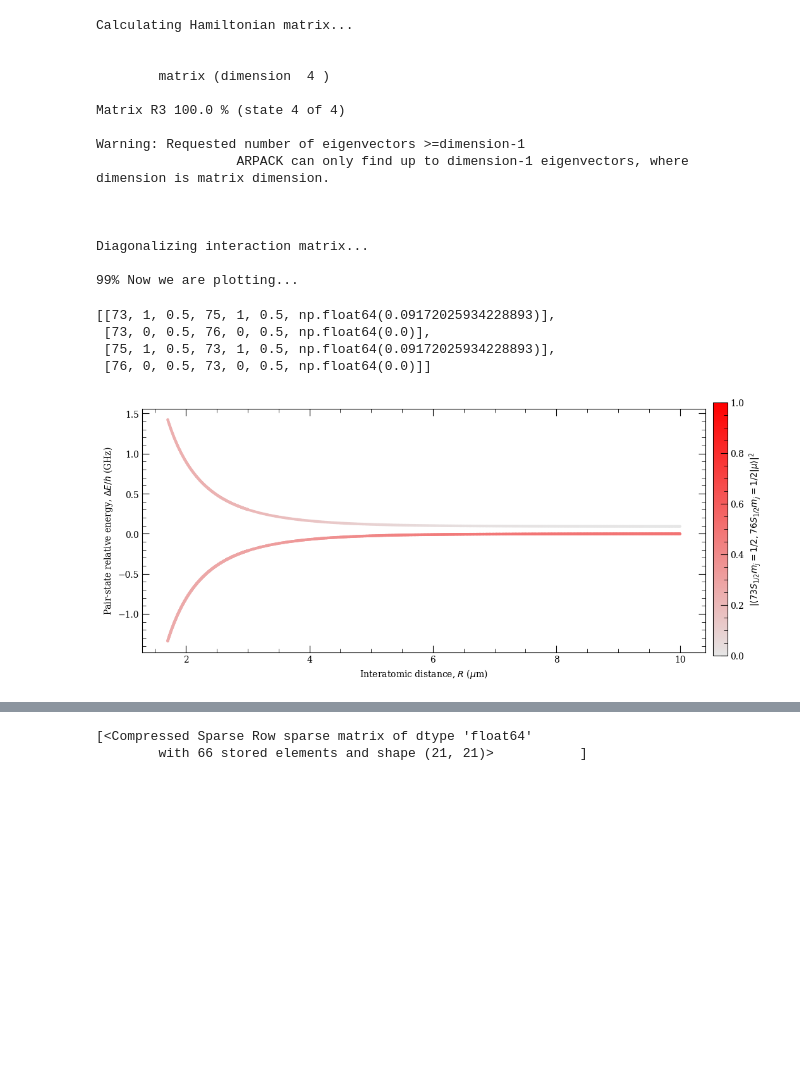
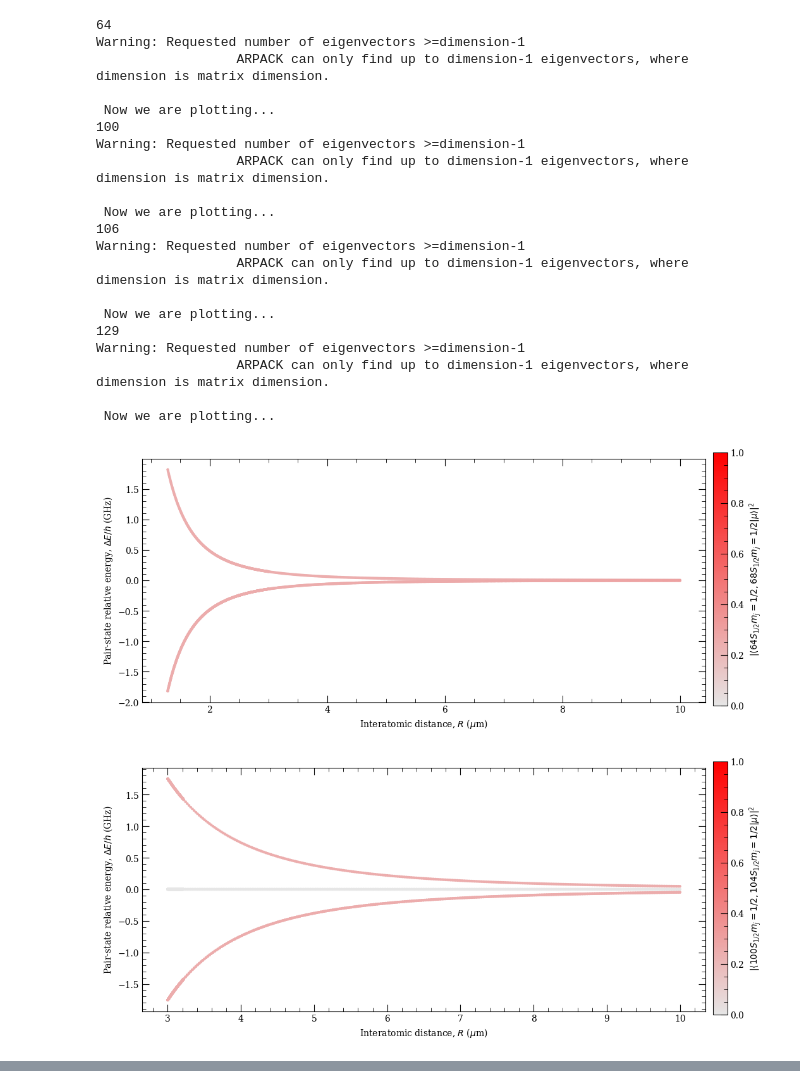
Before and after one commit to TidG7/L4-code-directory, a Jupyter notebook: Defect graphs/CsCs defect - n plots.ipynb, the cells around one changed output, grey strips where cells are left out. Cells and saved outputs as stored; diff of their text form; code cells hidden in the pictures; blank space fills up the shorter version.

```diff
--- a/Defect graphs/CsCs defect - n plots.ipynb
+++ b/Defect graphs/CsCs defect - n plots.ipynb
@@ -84,9 +37,0 @@ for n in ns:
-# %%
-min_defects = [min(np.array(deltas1), key=abs),
-               min(np.array(deltas2), key=abs),
-               min(np.array(deltas3), key=abs),
-               min(np.array(deltas4), key=abs)]
-assoc_ns = [ns[deltas1.index(min_defects[0])],
-            ns[deltas2.index(min_defects[1])],
-            ns[deltas3.index(min_defects[2])],
-            ns[deltas4.index(min_defects[3])]]
@@ -131,38 +76,42 @@ n = 47
 # %%
-channel = 2
 
-pair = PairStateInteractions(Rubidium(), assoc_ns[channel-1], 0, 1/2, assoc_ns[channel-1]+dif, 0, 1/2, 1/2, 1/2)
+for i in range(4):
+    pair = PairStateInteractions(Caesium(), assoc_ns[i], 0, 1/2, assoc_ns[i]+cs_dif, 0, 1/2, 1/2, 1/2)
 
-pair.defineBasis(0, 0, 3, 1, 1e8, progressOutput=True)
+    print(assoc_ns[i])
 
-rvdw = pair.getLeRoyRadius()
+    pair.defineBasis(0, 0, cs_dif+1, 1, 1.1*abs(min_defects[i]*1e9), progressOutput=False)
 
-r = np.append(np.linspace(rvdw, 3, 300), np.linspace(3.01, 10.0, 300))
+    rvdw = pair.getLeRoyRadius()
 
-nEig = 250
-pair.diagonalise(r, nEig, progressOutput=True)
+    r = np.append(np.linspace(rvdw, 3, 300), np.linspace(3.01, 10.0, 300))
 
-pair.plotLevelDiagram()
+    nEig = 25
+    pair.diagonalise(r, nEig, progressOutput=False)
 
-pair.channel
+    pair.plotLevelDiagram()
+
+    pair.channel
 # %% [output]
-Calculating Hamiltonian matrix...
-
-
-        matrix (dimension  4 )
-
-Matrix R3 100.0 % (state 4 of 4)
-
+64
 Warning: Requested number of eigenvectors >=dimension-1
                   ARPACK can only find up to dimension-1 eigenvectors, where                dimension is matrix dimension.
 
+ Now we are plotting...
+100
+Warning: Requested number of eigenvectors >=dimension-1
+                  ARPACK can only find up to dimension-1 eigenvectors, where                dimension is matrix dimension.
 
+ Now we are plotting...
+106
+Warning: Requested number of eigenvectors >=dimension-1
+                  ARPACK can only find up to dimension-1 eigenvectors, where                dimension is matrix dimension.
 
-Diagonalizing interaction matrix...
+ Now we are plotting...
+129
+Warning: Requested number of eigenvectors >=dimension-1
+                  ARPACK can only find up to dimension-1 eigenvectors, where                dimension is matrix dimension.
 
-99% Now we are plotting...
+ Now we are plotting...
-[[73, 1, 0.5, 75, 1, 0.5, np.float64(0.09172025934228893)],
- [73, 0, 0.5, 76, 0, 0.5, np.float64(0.0)],
- [75, 1, 0.5, 73, 1, 0.5, np.float64(0.09172025934228893)],
- [76, 0, 0.5, 73, 0, 0.5, np.float64(0.0)]]
-[figure, old version]
+[figure, new version]
+[figure, added]
@@ -169,5 +119,0 @@ Diagonalizing interaction matrix...
-# %%
-print(np.array(pair.coupling))
-# %% [output]
-[<Compressed Sparse Row sparse matrix of dtype 'float64'
-        with 66 stored elements and shape (21, 21)>           ]
```
Also changed, not shown: parts of 12 cells of this notebook, 3 other files.
